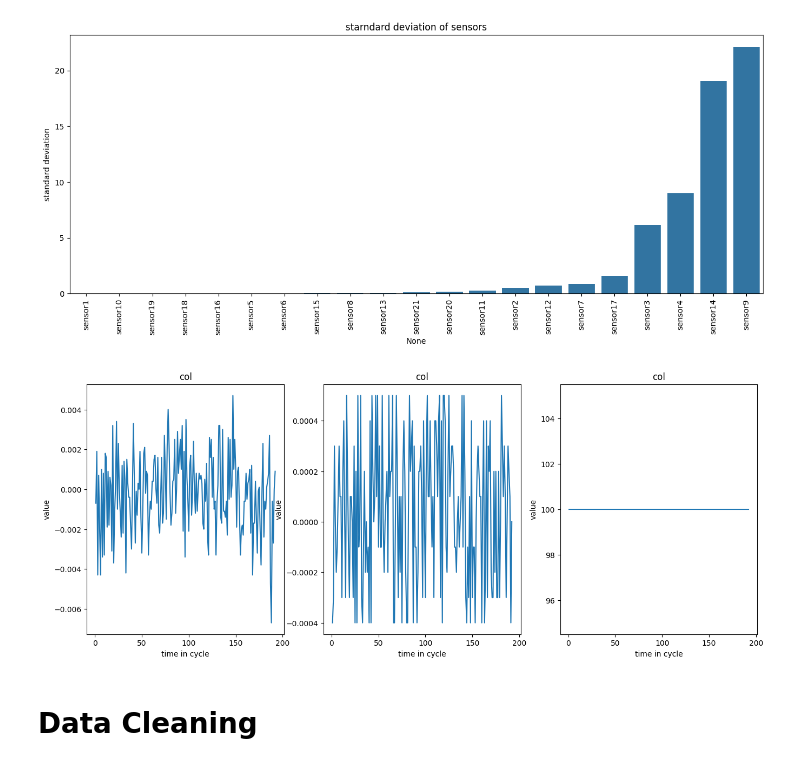
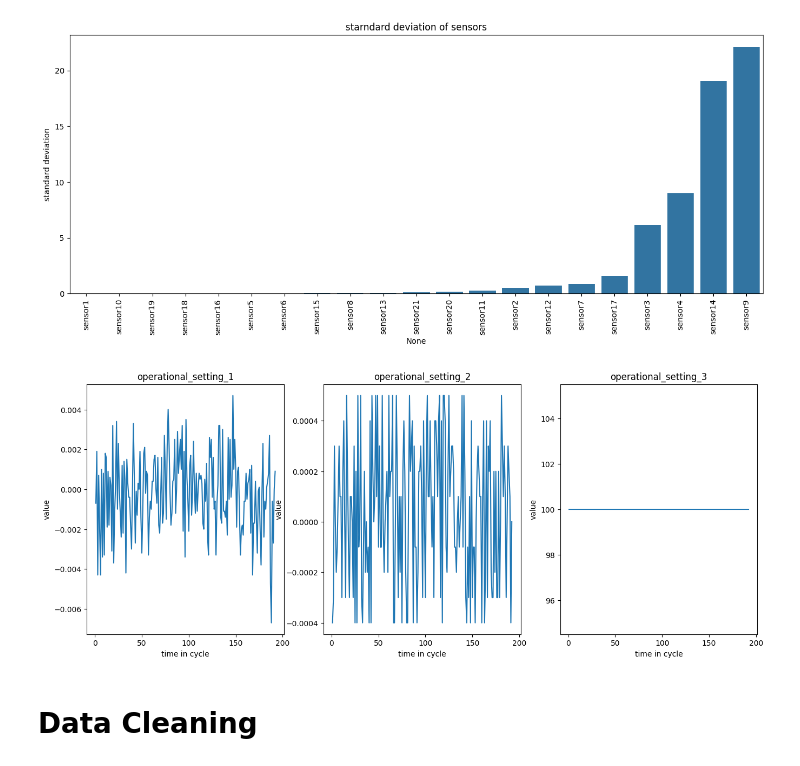
Before and after one commit to Lord-Mahdi1383/nasa-turbofan-degradation-prediction, a Jupyter notebook: turbofan_degradation_FD001.ipynb, the cells around one changed output. Cells and saved outputs as stored; diff of their text form; code cells hidden in the pictures.

```diff
--- a/turbofan_degradation_FD001.ipynb
+++ b/turbofan_degradation_FD001.ipynb
@@ -124,17 +122,17 @@ plt.show()
 # %%
 setting_cols = ['operational_setting_1', 'operational_setting_2', 'operational_setting_3']
 
 plt.figure(figsize=(16, 6))
 for i, col in enumerate(setting_cols):
     plt.subplot(1, 3, i+1)
     plt.plot(train_df[train_df['unit_number'] == 1]['time_in_cycle'],
              train_df[train_df['unit_number'] == 1][col])
-    plt.title("col")
+    plt.title(col)
     plt.xlabel("time in cycle")
     plt.ylabel("value")
 plt.show()
 # %% [output]
-[figure, old version]
+[figure, new version]
 # %% [markdown]
 # Data Cleaning
 # %%
```
Also changed, not shown: parts of 6 cells of this notebook, 2 other files.
